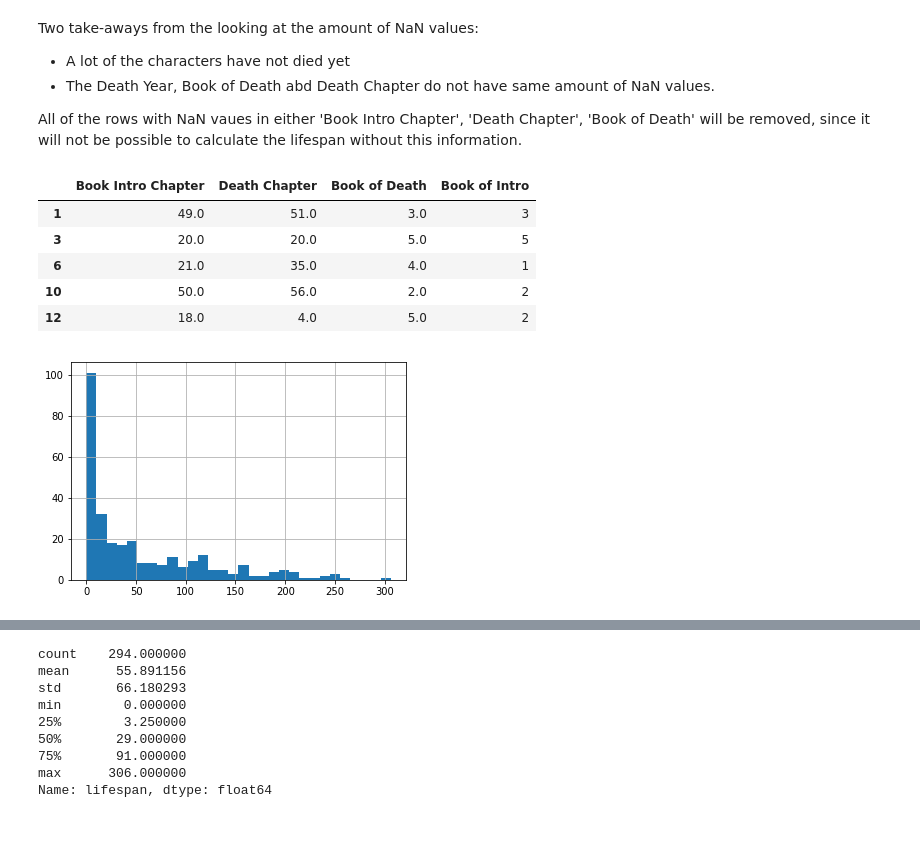
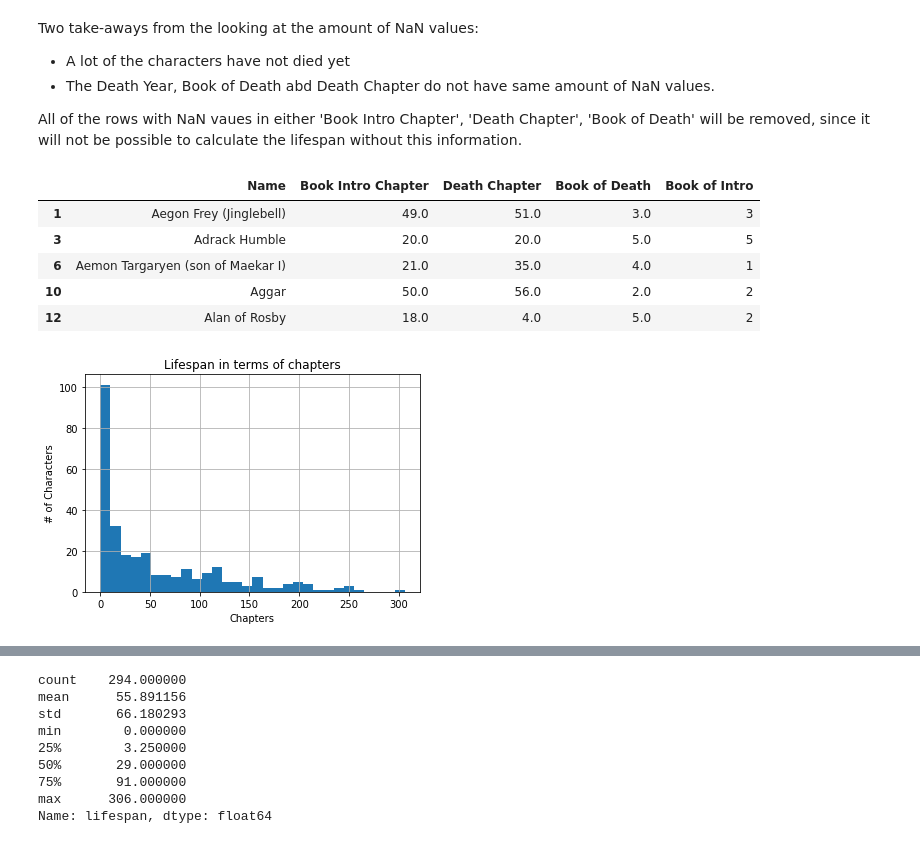
Before and after one commit to jhhcons/GoT-Analysis, a Jupyter notebook: GoT Analysis.ipynb, the cells around one changed output, grey strips where cells are left out. Drawn from its saved outputs; the diff is of its cells as text; code cells hidden in the pictures.

```diff
--- a/GoT Analysis.ipynb
+++ b/GoT Analysis.ipynb
@@ -274,33 +274,36 @@ for index, row in deaths.iterrows():
 deaths["Book of Intro"] = introBook
 # %%
 # Removal of NaN values, and selection of important columns
-requiredInfo = ["Book Intro Chapter", "Death Chapter", "Book of Death", "Book of Intro"]
+requiredInfo = ["Name", "Book Intro Chapter", "Death Chapter", "Book of Death", "Book of Intro"]
 deathInfo = deaths.dropna(subset=requiredInfo)[requiredInfo]
 deathInfo.head()
 # %% [output]
-|  | Book Intro Chapter | Death Chapter | Book of Death | Book of Intro |
-| 1 | 49.0 | 51.0 | 3.0 | 3 |
-| 3 | 20.0 | 20.0 | 5.0 | 5 |
-| 6 | 21.0 | 35.0 | 4.0 | 1 |
-| 10 | 50.0 | 56.0 | 2.0 | 2 |
-| 12 | 18.0 | 4.0 | 5.0 | 2 |
+|  | Name | Book Intro Chapter | Death Chapter | Book of Death | Book of Intro |
+| 1 | Aegon Frey (Jinglebell) | 49.0 | 51.0 | 3.0 | 3 |
+| 3 | Adrack Humble | 20.0 | 20.0 | 5.0 | 5 |
+| 6 | Aemon Targaryen (son of Maekar I) | 21.0 | 35.0 | 4.0 | 1 |
+| 10 | Aggar | 50.0 | 56.0 | 2.0 | 2 |
+| 12 | Alan of Rosby | 18.0 | 4.0 | 5.0 | 2 |
 # %%
 # Analyse / Model / Visualize
 # Calculate amount of chapters
 chapterList = []
 for index, row in deathInfo.iterrows():
     # start with death chapter
     chapters = row["Death Chapter"]
 
     # add all rows from books in between Intro and Death Book ( including intro)
     for b in range(int(row["Book of Intro"]), int(row["Book of Death"])):
         chapters = chapters + externalData.iloc[b]["ChaptersPerBook"]
 
     # Subtract intro chapter, to get total lifespan
     chapters = chapters - row["Book Intro Chapter"]
     chapterList.append(chapters)
 
 deathInfo["lifespan"] = chapterList
 deathInfo["lifespan"].hist(bins=30);
+plt.title('Lifespan in terms of chapters')
+plt.xlabel('Chapters')
+plt.ylabel('# of Characters');
 # %% [output]
-[figure, old version]
+[figure, new version]
```
Also changed, not shown: parts of 14 cells of this notebook.
